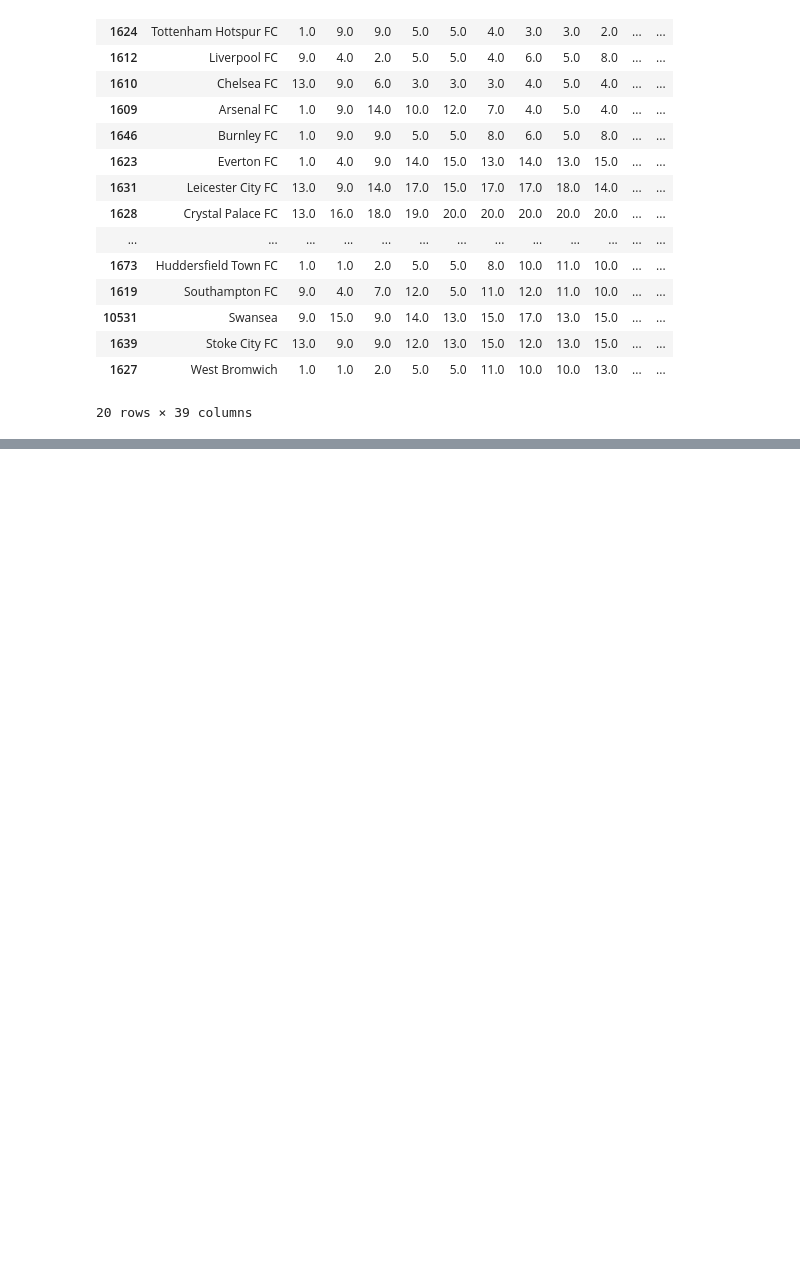
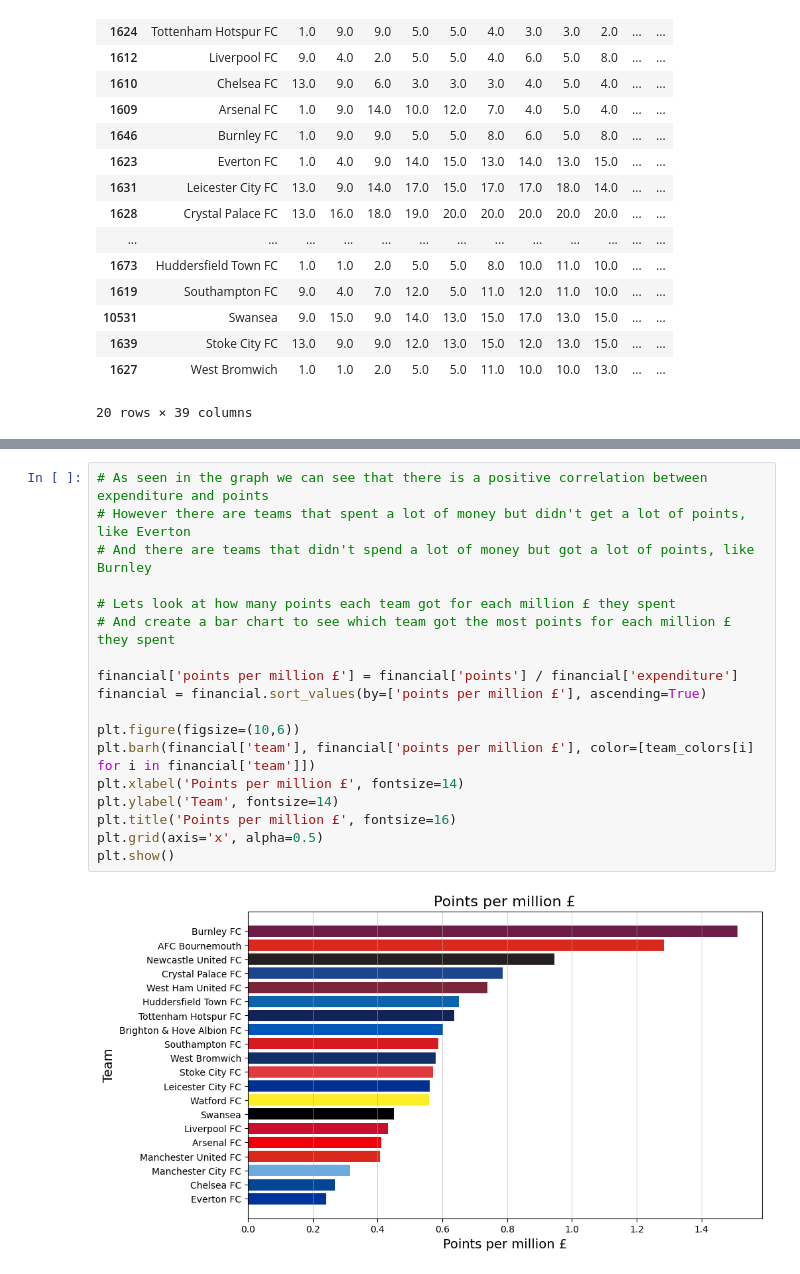
Before and after one commit to G4din/DM-Football, a Jupyter notebook: analysis/season_analysis.ipynb, the cells around one changed output, grey strips where cells are left out. Drawn from its saved outputs; the diff is of its cells as text; blank space fills up the shorter version.

```diff
--- a/analysis/season_analysis.ipynb
+++ b/analysis/season_analysis.ipynb
@@ -525,0 +710,20 @@ plt.show()
+# %%
+# As seen in the graph we can see that there is a positive correlation between expenditure and points
+# However there are teams that spent a lot of money but didn't get a lot of points, like Everton
+# And there are teams that didn't spend a lot of money but got a lot of points, like Burnley
+
+# Lets look at how many points each team got for each million £ they spent
+# And create a bar chart to see which team got the most points for each million £ they spent
+
+financial['points per million £'] = financial['points'] / financial['expenditure']
+financial = financial.sort_values(by=['points per million £'], ascending=True)
+
+plt.figure(figsize=(10,6))
+plt.barh(financial['team'], financial['points per million £'], color=[team_colors[i] for i in financial['team']])
+plt.xlabel('Points per million £', fontsize=14)
+plt.ylabel('Team', fontsize=14)
+plt.title('Points per million £', fontsize=16)
+plt.grid(axis='x', alpha=0.5)
+plt.show()
+# %% [output]
+[figure, added]
```
Also changed, not shown: parts of 13 cells of this notebook.
